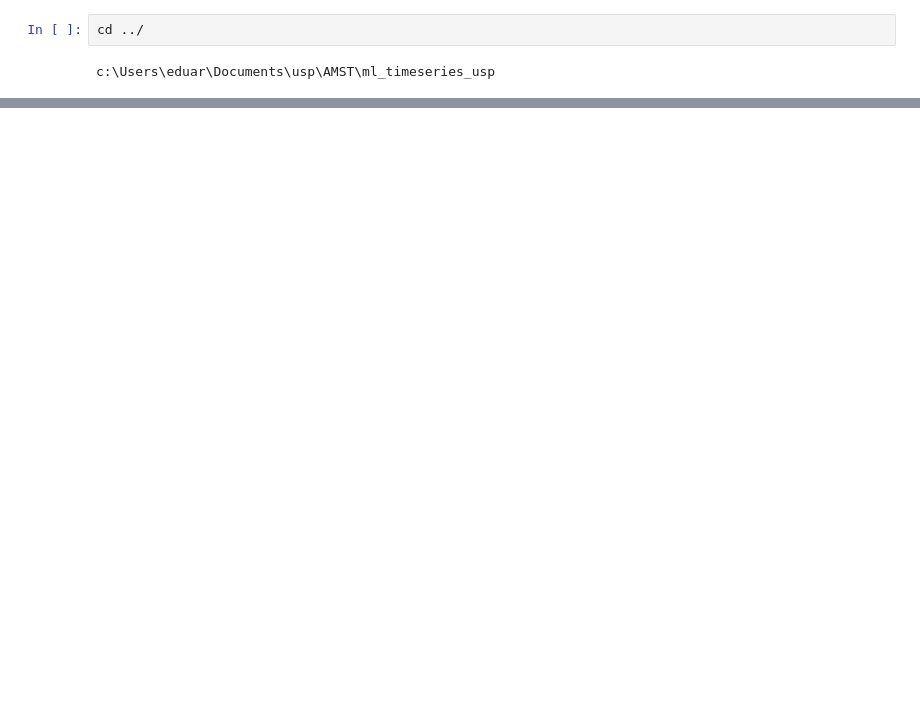
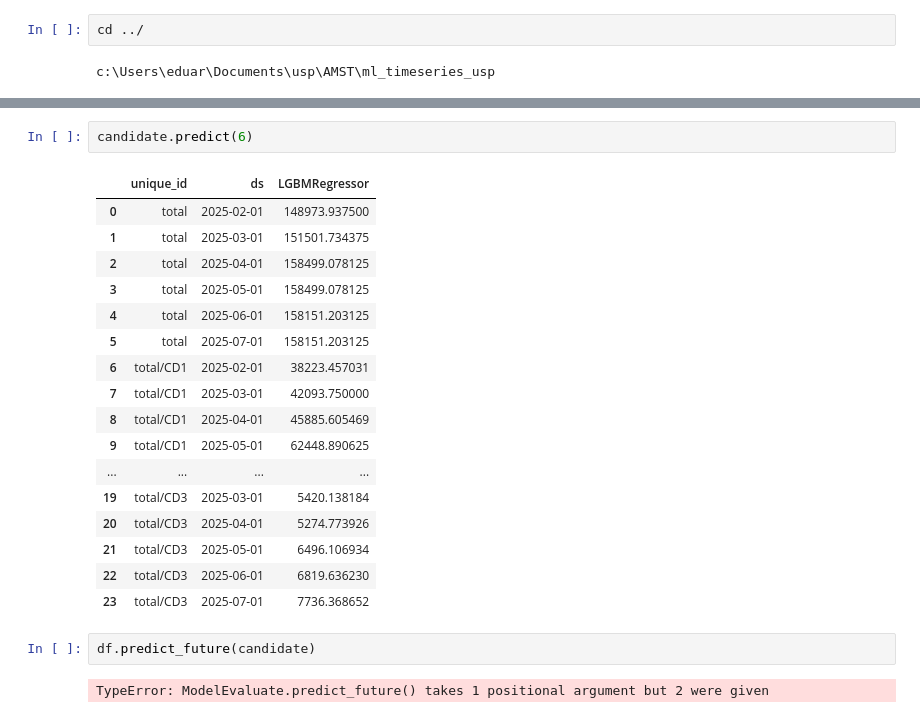
Before and after one commit to eduardozanutti/ml_timeseries_usp, a Jupyter notebook: notebooks/beta_test.ipynb, the cells around one changed output, grey strips where cells are left out. Cells and saved outputs as stored; diff of their text form; blank space fills up the shorter version.

```diff
--- a/notebooks/beta_test.ipynb
+++ b/notebooks/beta_test.ipynb
@@ -552,0 +236,24 @@ Y_df
+# %%
+candidate.predict(6)
+# %% [output]
+|  | unique_id | ds | LGBMRegressor |
+| 0 | total | 2025-02-01 | 148973.937500 |
+| 1 | total | 2025-03-01 | 151501.734375 |
+| 2 | total | 2025-04-01 | 158499.078125 |
+| 3 | total | 2025-05-01 | 158499.078125 |
+| 4 | total | 2025-06-01 | 158151.203125 |
+| 5 | total | 2025-07-01 | 158151.203125 |
+| 6 | total/CD1 | 2025-02-01 | 38223.457031 |
+| 7 | total/CD1 | 2025-03-01 | 42093.750000 |
+| 8 | total/CD1 | 2025-04-01 | 45885.605469 |
+| 9 | total/CD1 | 2025-05-01 | 62448.890625 |
+| ... | ... | ... | ... |
+| 19 | total/CD3 | 2025-03-01 | 5420.138184 |
+| 20 | total/CD3 | 2025-04-01 | 5274.773926 |
+| 21 | total/CD3 | 2025-05-01 | 6496.106934 |
+| 22 | total/CD3 | 2025-06-01 | 6819.636230 |
+| 23 | total/CD3 | 2025-07-01 | 7736.368652 |
+# %%
+df.predict_future(candidate)
+# %% [output]
+TypeError: ModelEvaluate.predict_future() takes 1 positional argument but 2 were given
```
Also changed, not shown: parts of 66 cells of this notebook, 18 other files.
